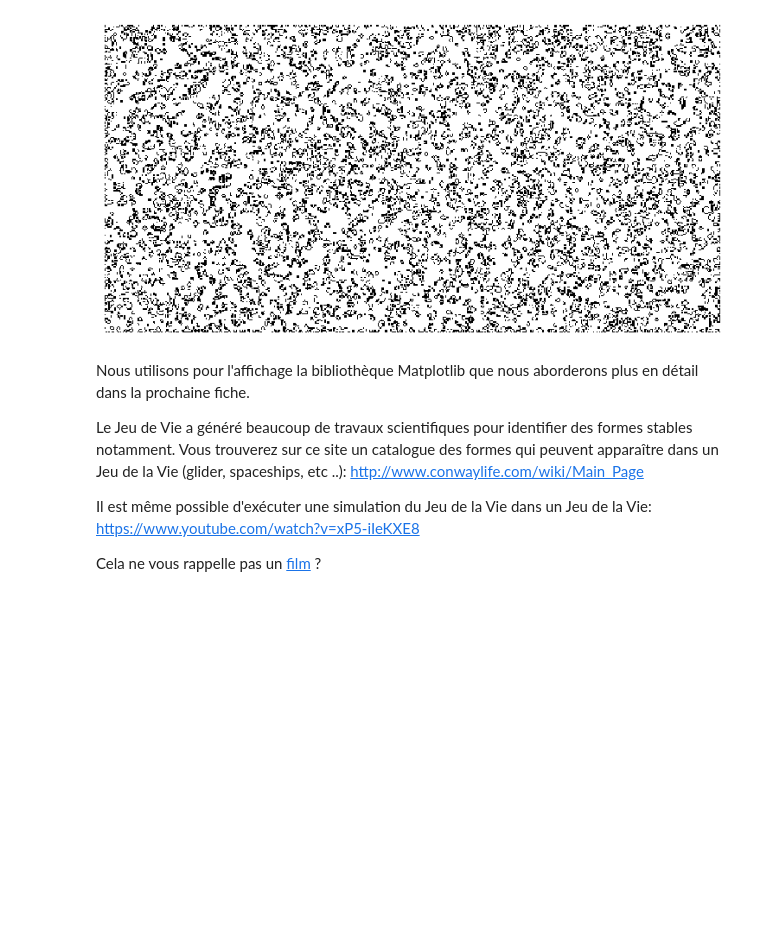
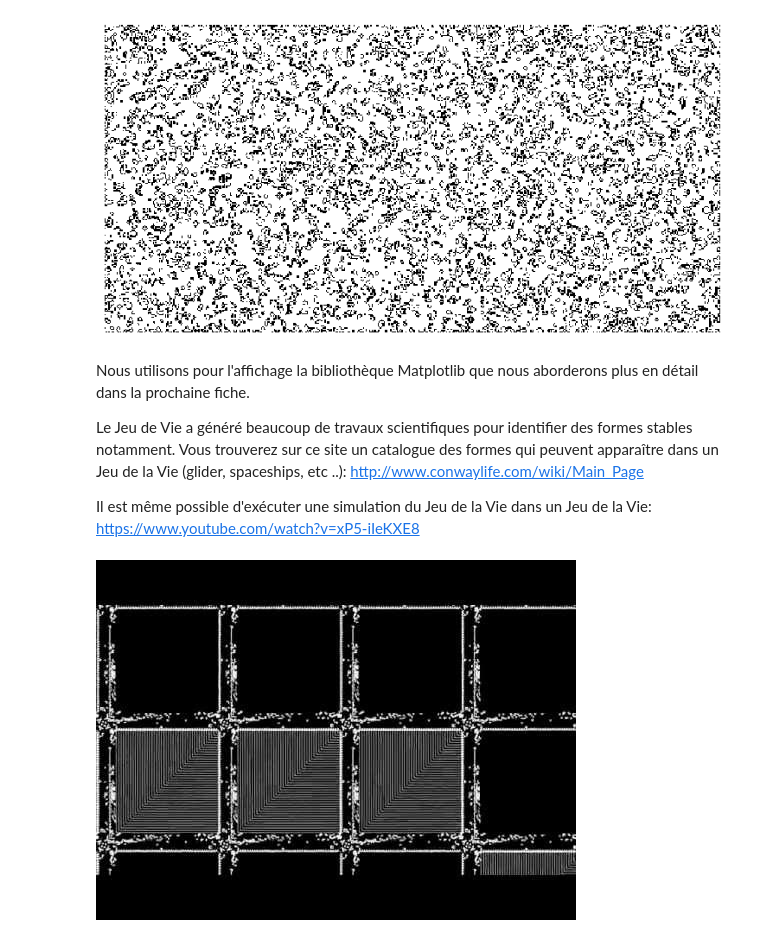
Before and after one commit to SergeStinckwich/ARE-UPMC, a Jupyter notebook: ARE-DYNAMIC/fiche1.ipynb, the cells around one changed output. Cells and saved outputs as stored; diff of their text form; code cells hidden in the pictures; blank space fills up the shorter version.

```diff
--- a/ARE-DYNAMIC/fiche1.ipynb
+++ b/ARE-DYNAMIC/fiche1.ipynb
@@ -400,5 +400,9 @@ http://www.conwaylife.com/wiki/Main_Page
 
 Il est même possible d'exécuter une simulation du Jeu de la Vie dans un Jeu de la Vie:
 https://www.youtube.com/watch?v=xP5-iIeKXE8
-
-Cela ne vous rappelle pas un [film](https://fr.wikipedia.org/wiki/Inception) ?
+# %%
+from IPython.display import YouTubeVideo
+
+YouTubeVideo('xP5-iIeKXE8')
+# %% [output]
+[figure, added]
```
Also changed, not shown: parts of 1 cell of this notebook.
